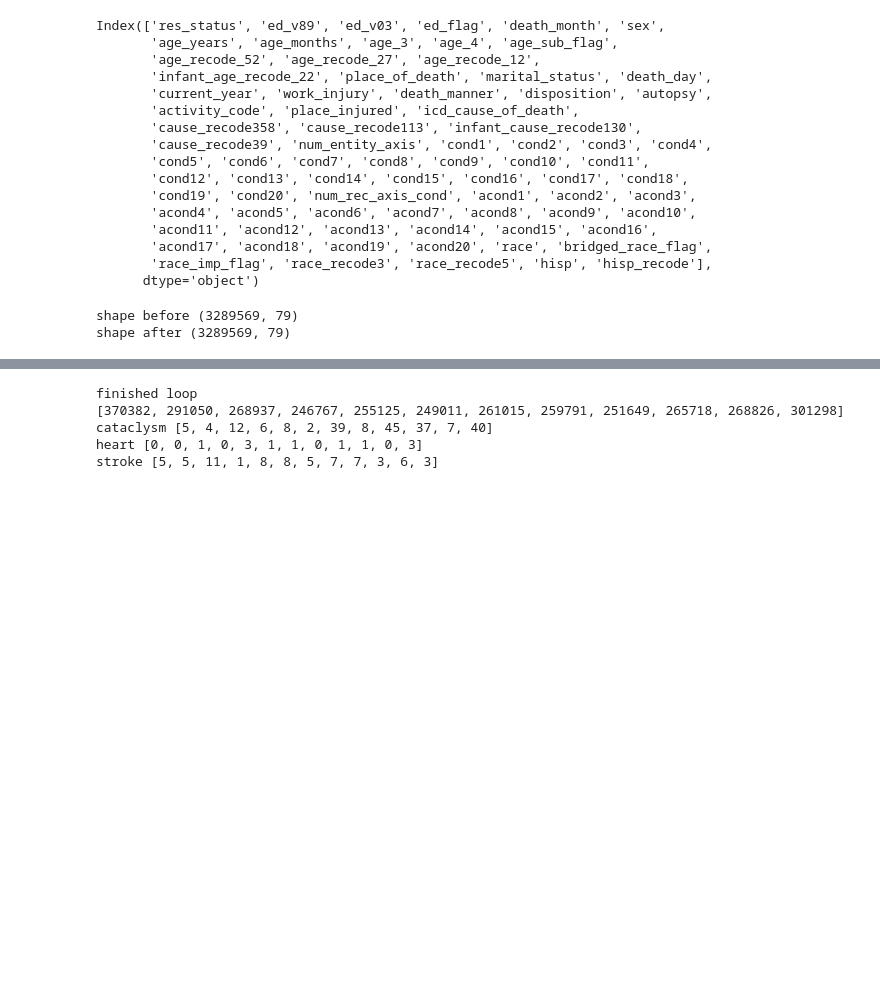
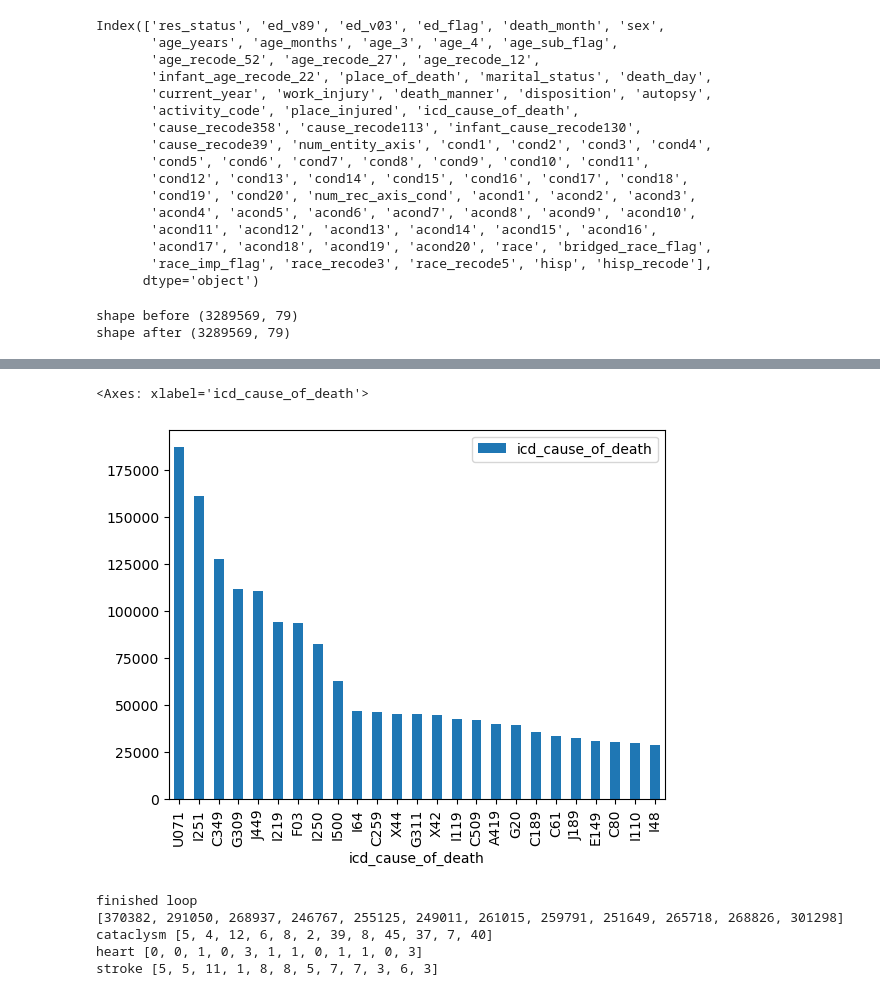
Before and after one commit to mikeszumski/Project_One_Repo, a Jupyter notebook: CDCmortality.ipynb, the cells around one changed output, grey strips where cells are left out. Cells and saved outputs as stored; diff of their text form; code cells hidden in the pictures; blank space fills up the shorter version.

```diff
--- a/CDCmortality.ipynb
+++ b/CDCmortality.ipynb
@@ -348,3 +427,8 @@ shape after (3289569, 79)
+# %%
+causeCounts.iloc[0:25].plot(kind='bar')
+# %% [output]
+<Axes: xlabel='icd_cause_of_death'>
+[figure, added]
 # %%
 #create summary df, by month, contains counts of deaths, count of cataclysmic storm deaths, stroke, heart attack, exposure
 
```
Also changed, not shown: parts of 7 cells of this notebook, 5 other files.
